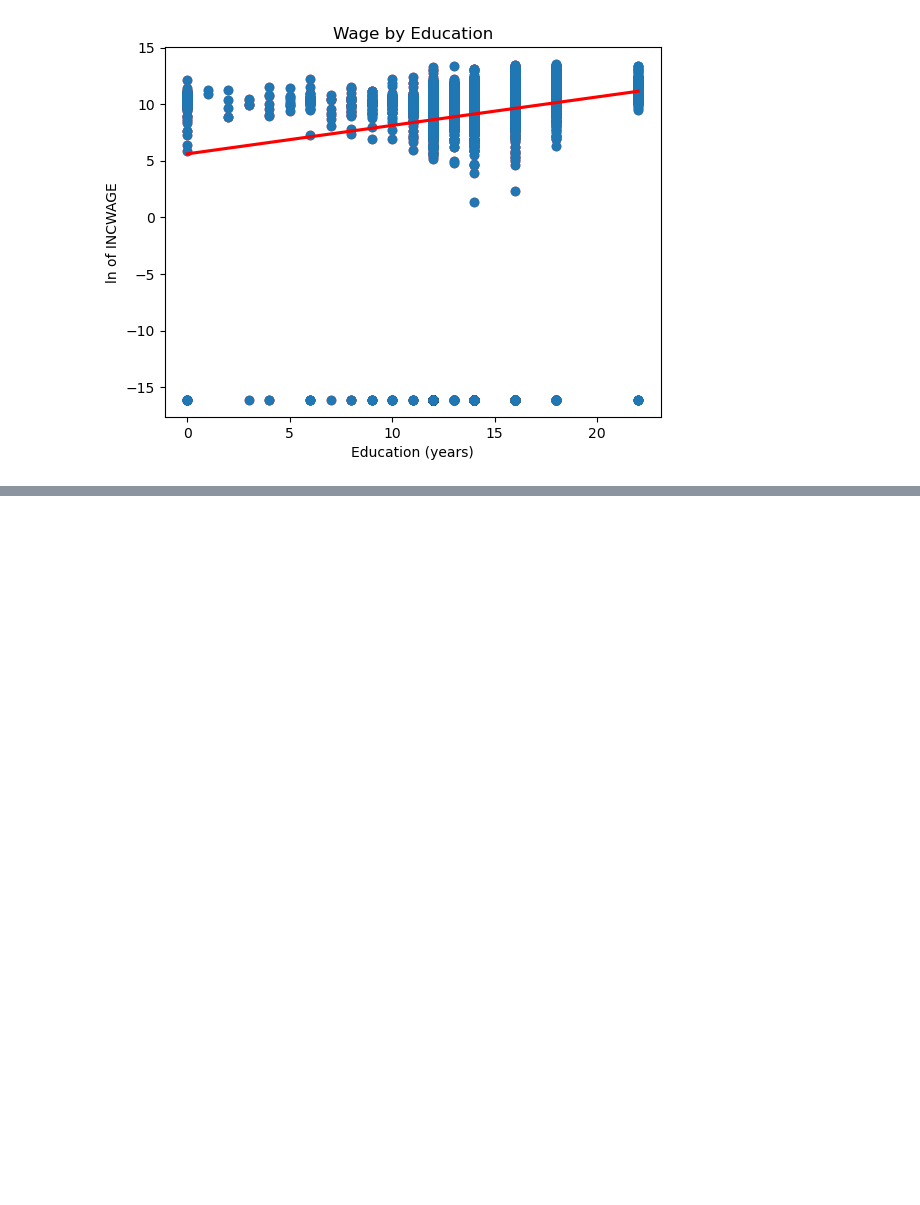
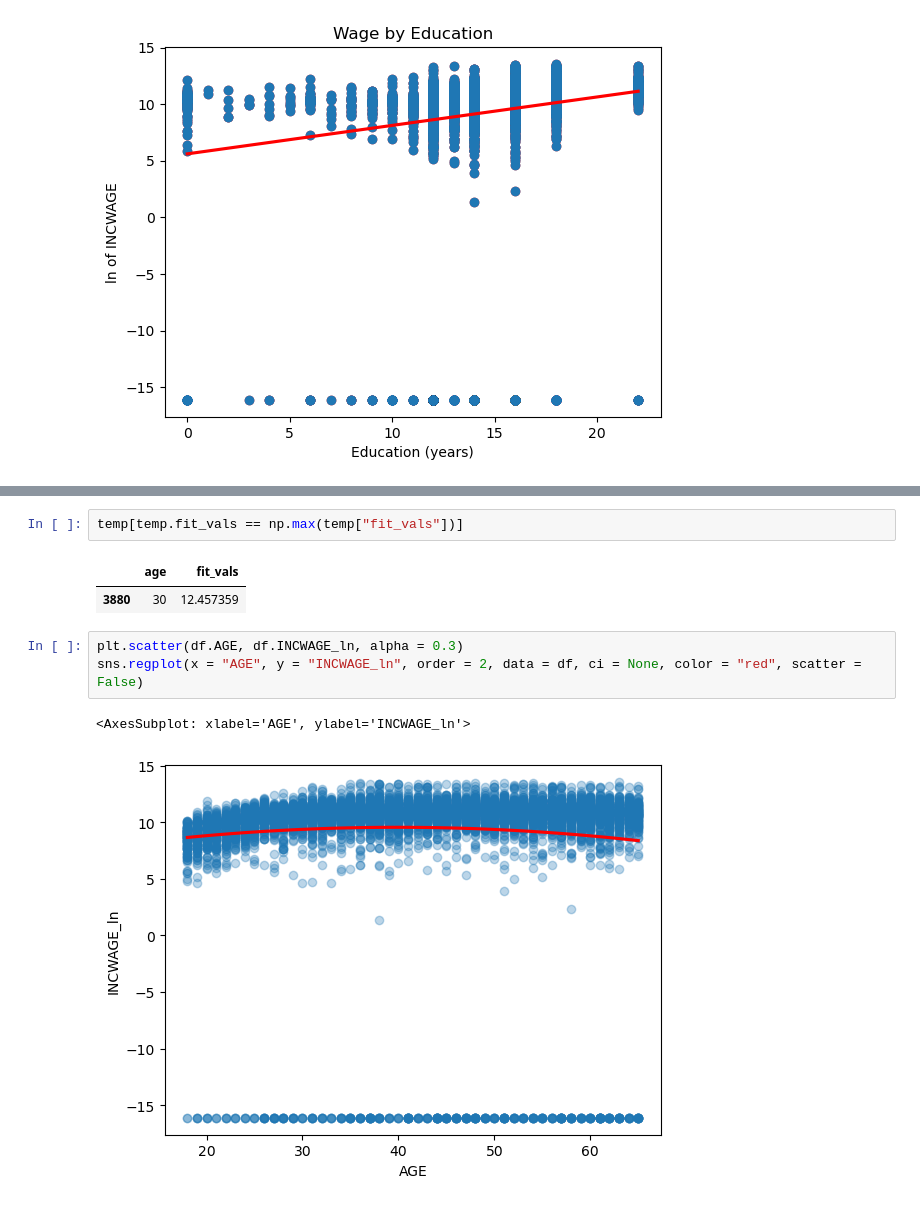
Before and after one commit to anitarestrepo16/machine-learning-class-2023, a Jupyter notebook: MiniProject1/MiniProject1.ipynb, the cells around one changed output, grey strips where cells are left out. Saved outputs shown, nothing was run; the diff lists cells and outputs as text; blank space fills up the shorter version.

```diff
--- a/MiniProject1/MiniProject1.ipynb
+++ b/MiniProject1/MiniProject1.ipynb
@@ -224,0 +242,11 @@ educdc + β2 f emale + β3age + β4age2+ β5white + β6black + β8hispanic+ β9m
+# %%
+temp[temp.fit_vals == np.max(temp["fit_vals"])]
+# %% [output]
+|  | age | fit_vals |
+| 3880 | 30 | 12.457359 |
+# %%
+plt.scatter(df.AGE, df.INCWAGE_ln, alpha = 0.3)
+sns.regplot(x = "AGE", y = "INCWAGE_ln", order = 2, data = df, ci = None, color = "red", scatter = False)
+# %% [output]
+<AxesSubplot: xlabel='AGE', ylabel='INCWAGE_ln'>
+[figure, added]
```
Also changed, not shown: parts of 13 cells of this notebook.
